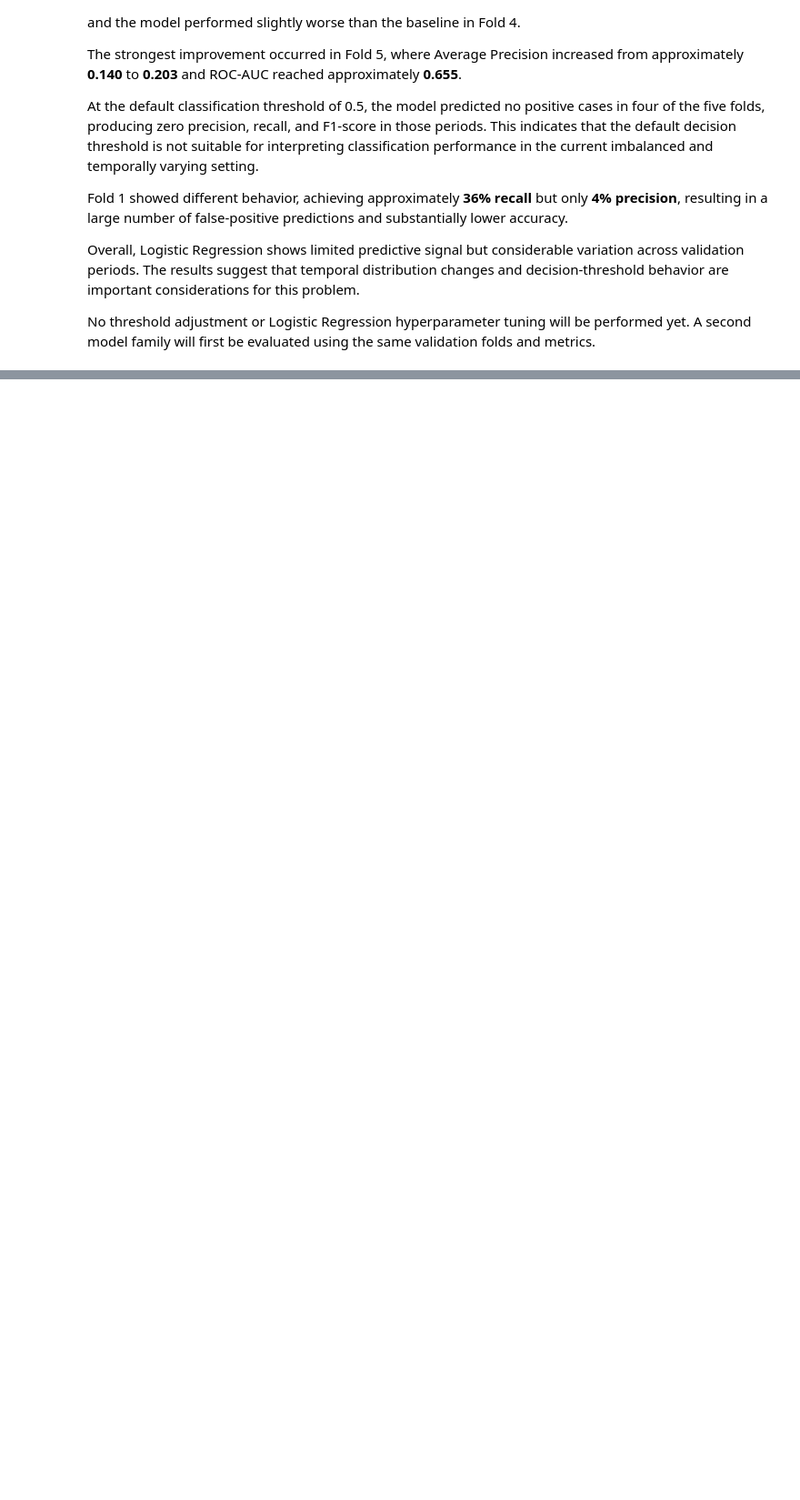
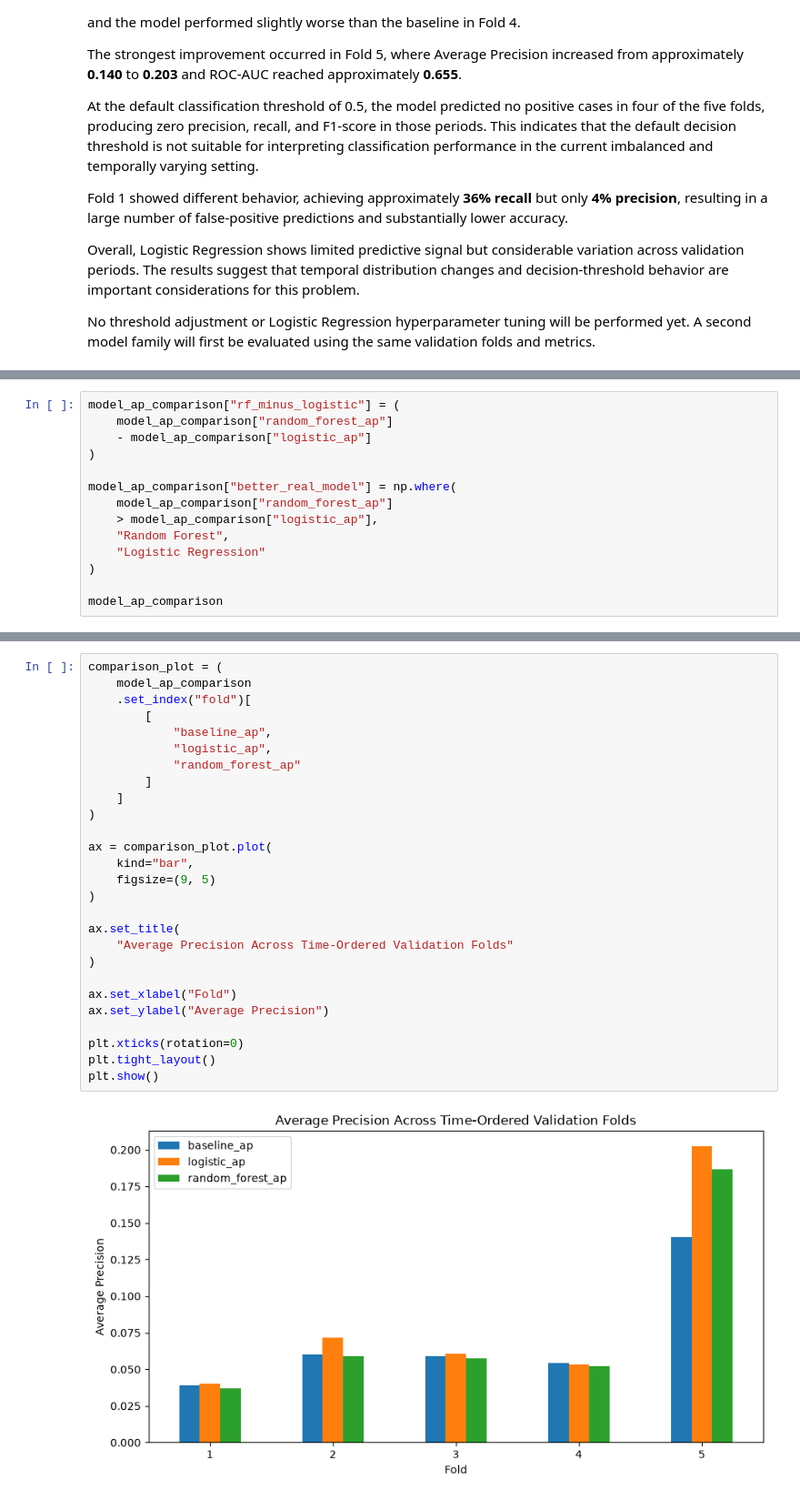
Before and after one commit to NourhanFarag/bank-marketing-subscription-prediction, a Jupyter notebook: notebooks/01_bank_marketing_analysis.ipynb, the cells around one changed output, grey strips where cells are left out. Shown at 91% size. Saved outputs shown, nothing was run; the diff lists cells and outputs as text; blank space fills up the shorter version.

```diff
--- a/notebooks/01_bank_marketing_analysis.ipynb
+++ b/notebooks/01_bank_marketing_analysis.ipynb
@@ -1633,0 +1804,14 @@ No threshold adjustment or Logistic Regression hyperparameter tuning will be per
+# %%
+model_ap_comparison["rf_minus_logistic"] = (
+    model_ap_comparison["random_forest_ap"]
+    - model_ap_comparison["logistic_ap"]
+)
+
+model_ap_comparison["better_real_model"] = np.where(
+    model_ap_comparison["random_forest_ap"]
+    > model_ap_comparison["logistic_ap"],
+    "Random Forest",
+    "Logistic Regression"
+)
+
+model_ap_comparison
@@ -1633,0 +1915,29 @@ No threshold adjustment or Logistic Regression hyperparameter tuning will be per
+# %%
+comparison_plot = (
+    model_ap_comparison
+    .set_index("fold")[
+        [
+            "baseline_ap",
+            "logistic_ap",
+            "random_forest_ap"
+        ]
+    ]
+)
+
+ax = comparison_plot.plot(
+    kind="bar",
+    figsize=(9, 5)
+)
+
+ax.set_title(
+    "Average Precision Across Time-Ordered Validation Folds"
+)
+
+ax.set_xlabel("Fold")
+ax.set_ylabel("Average Precision")
+
+plt.xticks(rotation=0)
+plt.tight_layout()
+plt.show()
+# %% [output]
+[figure, added]
```
Also changed, not shown: parts of 27 cells of this notebook.
